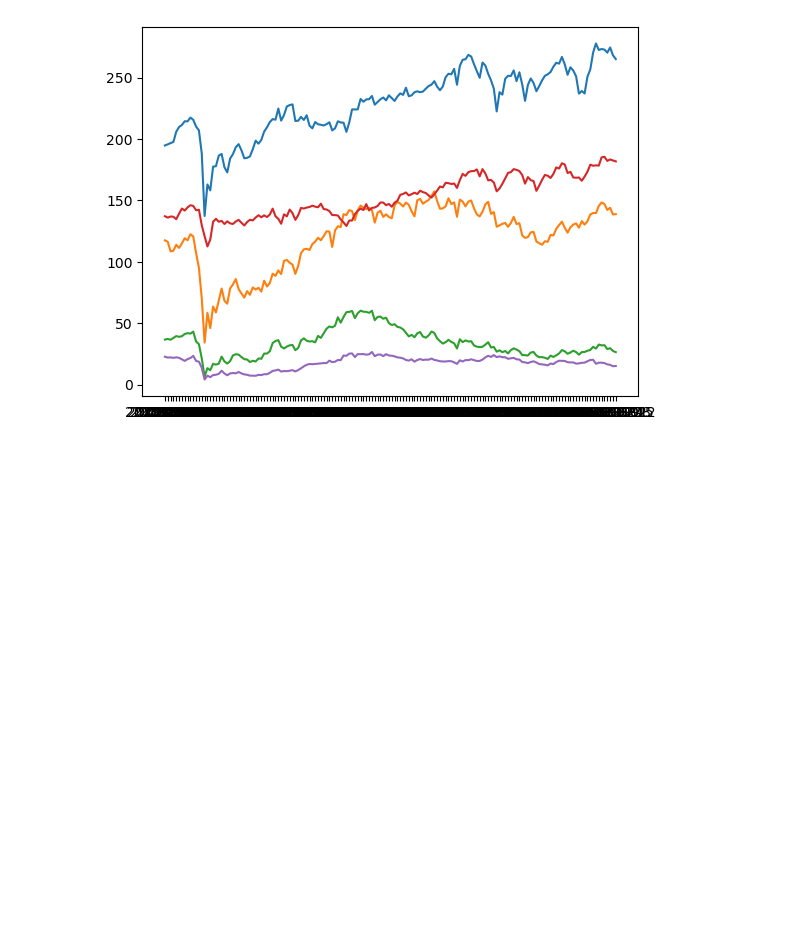
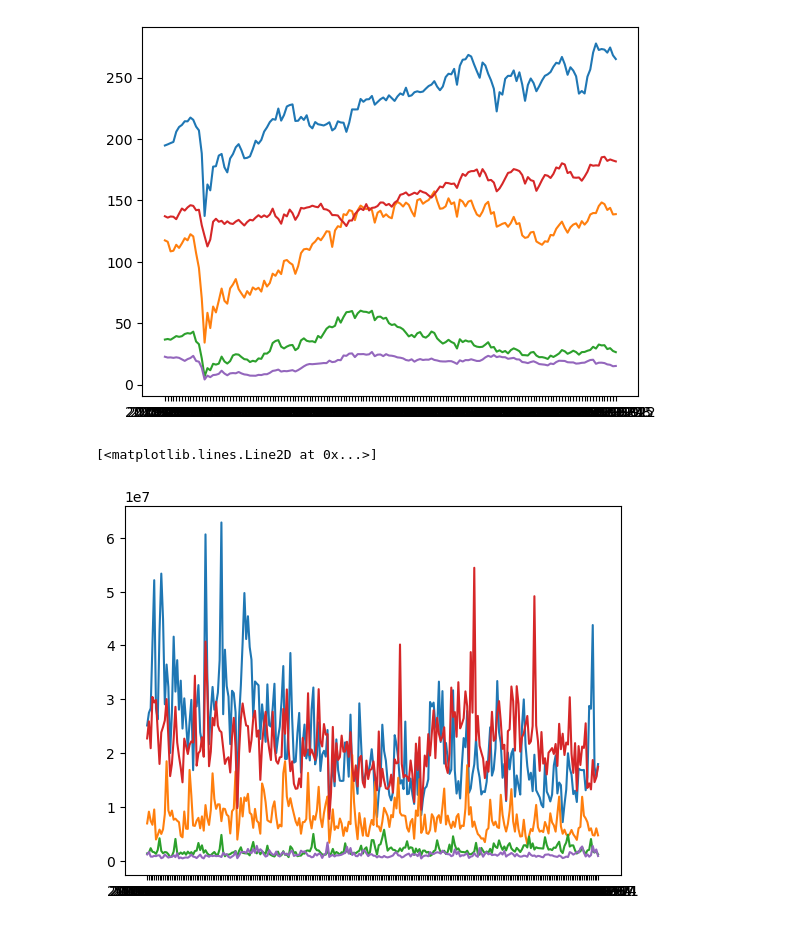
Before and after one commit to pathfindereleven/StockMkt_Analysis, a Jupyter notebook: nick_stock_df.ipynb, the cells around one changed output. Cells and saved outputs as stored; diff of their text form; code cells hidden in the pictures; blank space fills up the shorter version.

Commit message:
add volume graphs

```diff
--- a/nick_stock_df.ipynb
+++ b/nick_stock_df.ipynb
@@ -58,3 +58,12 @@ plt.plot(postcovid_df['Date'], postcovid_df['Close RUTH'])
 # %% [output]
 [<matplotlib.lines.Line2D at 0x...>]
 [figure]
+# %%
+plt.plot(precovid_df['Date'], precovid_df['Volume MCD'])
+plt.plot(precovid_df['Date'], precovid_df['Volume DRI'])
+plt.plot(precovid_df['Date'], precovid_df['Volume BJRI'])
+plt.plot(precovid_df['Date'], precovid_df['Volume PEP'])
+plt.plot(precovid_df['Date'], precovid_df['Volume RUTH'])
+# %% [output]
+[<matplotlib.lines.Line2D at 0x...>]
+[figure, added]
```
Also changed, not shown: parts of 1 cell of this notebook, 1 other file.
